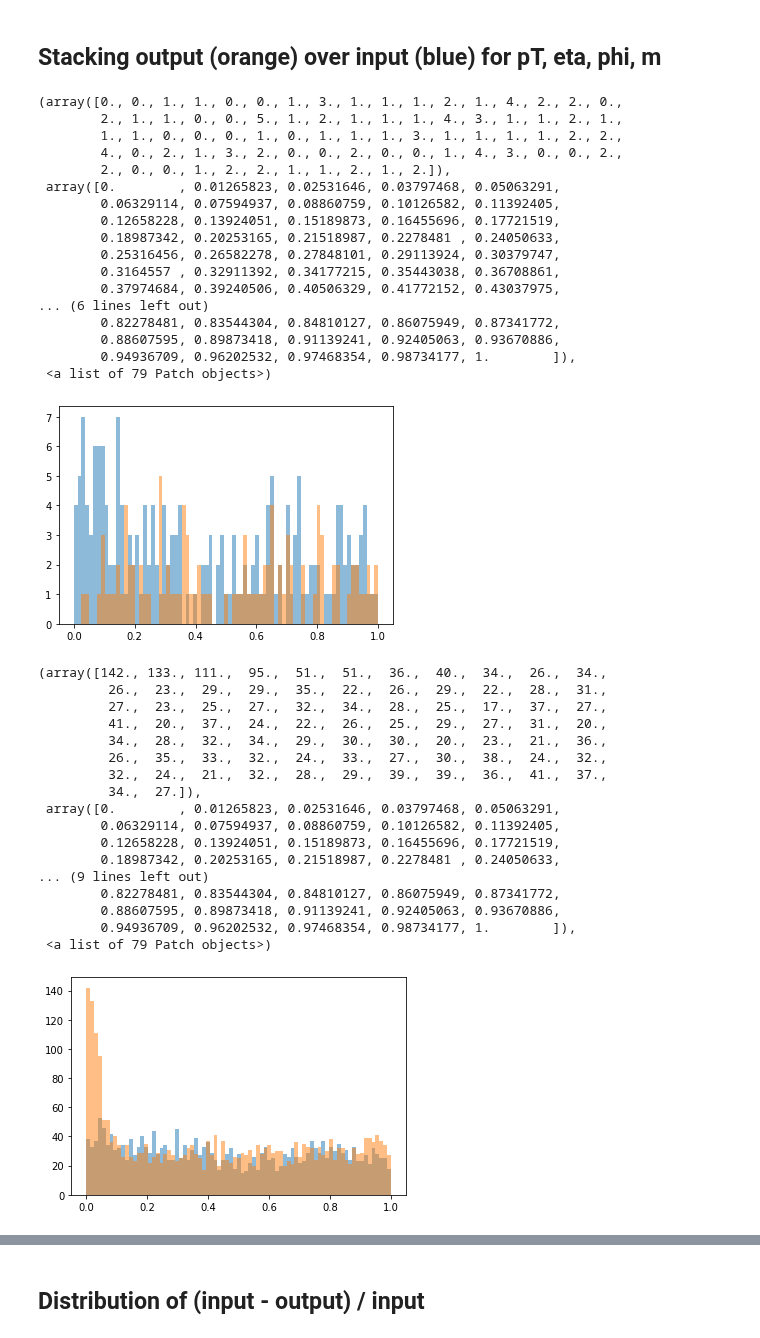
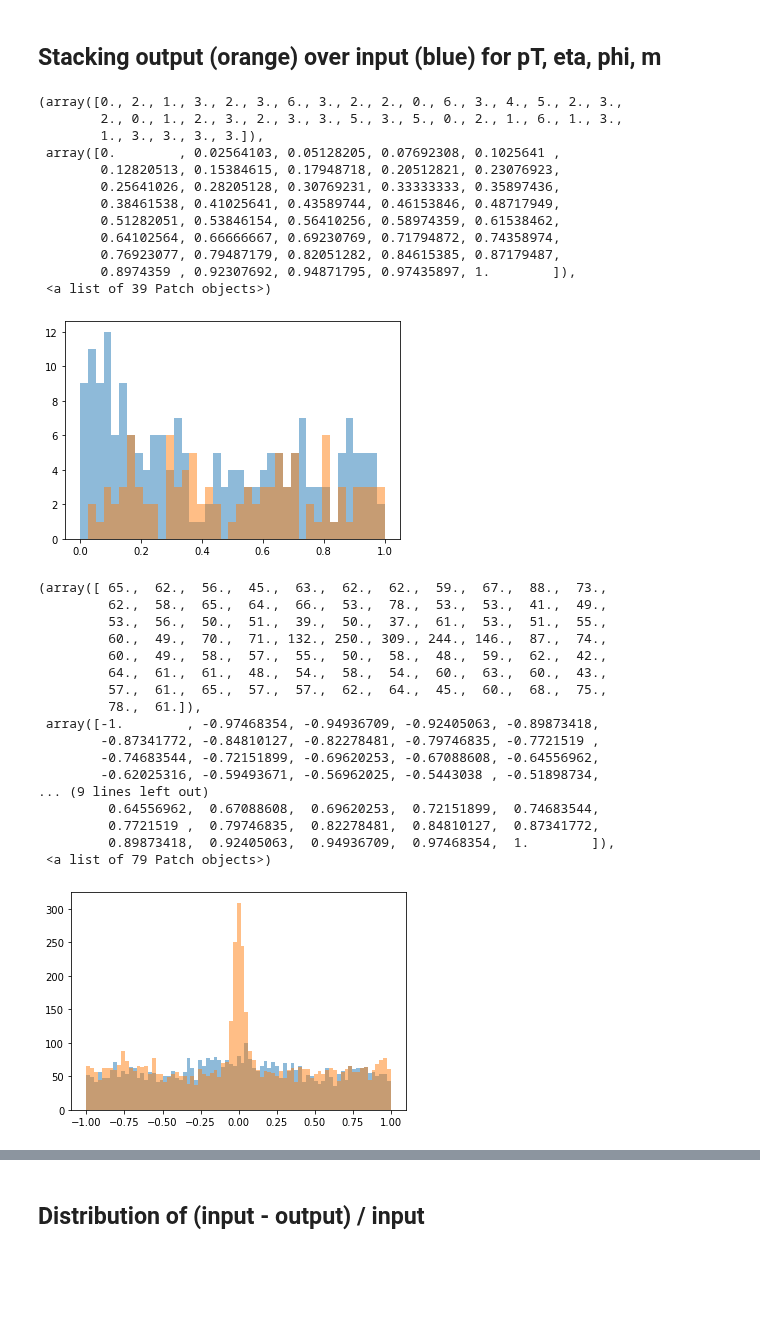
Before and after one commit to stsan9/AnomalyDetection4Jets, a Jupyter notebook: VAE.ipynb, the cells around one changed output, grey strips where cells are left out. Cells and saved outputs as stored; diff of their text form; code cells hidden in the pictures; blank space fills up the shorter version.

```diff
--- a/VAE.ipynb
+++ b/VAE.ipynb
@@ -215,48 +215,44 @@ mass = [row[3] for row in x_test]
 # %% [markdown]
 ## Stacking output (orange) over input (blue) for pT, eta, phi, m
 # %%
-bins = np.linspace(0, 1, 80)
+bins = np.linspace(0, 1, 40)
 plt.hist(pT, bins=bins,alpha=0.5)
 plt.hist(pT_pred, bins=bins,alpha=0.5)
 # %% [output]
-(array([0., 0., 1., 1., 0., 0., 1., 3., 1., 1., 1., 2., 1., 4., 2., 2., 0.,
-        2., 1., 1., 0., 0., 5., 1., 2., 1., 1., 1., 4., 3., 1., 1., 2., 1.,
-        1., 1., 0., 0., 0., 1., 0., 1., 1., 1., 3., 1., 1., 1., 1., 2., 2.,
-        4., 0., 2., 1., 3., 2., 0., 0., 2., 0., 0., 1., 4., 3., 0., 0., 2.,
-        2., 0., 0., 1., 2., 2., 1., 1., 2., 1., 2.]),
- array([0.        , 0.01265823, 0.02531646, 0.03797468, 0.05063291,
-        0.06329114, 0.07594937, 0.08860759, 0.10126582, 0.11392405,
-        0.12658228, 0.13924051, 0.15189873, 0.16455696, 0.17721519,
-        0.18987342, 0.20253165, 0.21518987, 0.2278481 , 0.24050633,
-        0.25316456, 0.26582278, 0.27848101, 0.29113924, 0.30379747,
-        0.3164557 , 0.32911392, 0.34177215, 0.35443038, 0.36708861,
-        0.37974684, 0.39240506, 0.40506329, 0.41772152, 0.43037975,
-... (6 lines left out)
-        0.82278481, 0.83544304, 0.84810127, 0.86075949, 0.87341772,
-        0.88607595, 0.89873418, 0.91139241, 0.92405063, 0.93670886,
-        0.94936709, 0.96202532, 0.97468354, 0.98734177, 1.        ]),
- <a list of 79 Patch objects>)
+(array([0., 2., 1., 3., 2., 3., 6., 3., 2., 2., 0., 6., 3., 4., 5., 2., 3.,
+        2., 0., 1., 2., 3., 2., 3., 3., 5., 3., 5., 0., 2., 1., 6., 1., 3.,
+        1., 3., 3., 3., 3.]),
+ array([0.        , 0.02564103, 0.05128205, 0.07692308, 0.1025641 ,
+        0.12820513, 0.15384615, 0.17948718, 0.20512821, 0.23076923,
+        0.25641026, 0.28205128, 0.30769231, 0.33333333, 0.35897436,
+        0.38461538, 0.41025641, 0.43589744, 0.46153846, 0.48717949,
+        0.51282051, 0.53846154, 0.56410256, 0.58974359, 0.61538462,
+        0.64102564, 0.66666667, 0.69230769, 0.71794872, 0.74358974,
+        0.76923077, 0.79487179, 0.82051282, 0.84615385, 0.87179487,
+        0.8974359 , 0.92307692, 0.94871795, 0.97435897, 1.        ]),
+ <a list of 39 Patch objects>)
-[figure, old version]
+[figure, new version]
 # %%
+bins = np.linspace(-1, 1, 80)
 plt.hist(eta, bins=bins,alpha=0.5)
 plt.hist(eta_pred, bins=bins,alpha=0.5)
 # %% [output]
-(array([142., 133., 111.,  95.,  51.,  51.,  36.,  40.,  34.,  26.,  34.,
-         26.,  23.,  29.,  29.,  35.,  22.,  26.,  29.,  22.,  28.,  31.,
-         27.,  23.,  25.,  27.,  32.,  34.,  28.,  25.,  17.,  37.,  27.,
-         41.,  20.,  37.,  24.,  22.,  26.,  25.,  29.,  27.,  31.,  20.,
-         34.,  28.,  32.,  34.,  29.,  30.,  30.,  20.,  23.,  21.,  36.,
-         26.,  35.,  33.,  32.,  24.,  33.,  27.,  30.,  38.,  24.,  32.,
-         32.,  24.,  21.,  32.,  28.,  29.,  39.,  39.,  36.,  41.,  37.,
-         34.,  27.]),
- array([0.        , 0.01265823, 0.02531646, 0.03797468, 0.05063291,
-        0.06329114, 0.07594937, 0.08860759, 0.10126582, 0.11392405,
-        0.12658228, 0.13924051, 0.15189873, 0.16455696, 0.17721519,
-        0.18987342, 0.20253165, 0.21518987, 0.2278481 , 0.24050633,
+(array([ 65.,  62.,  56.,  45.,  63.,  62.,  62.,  59.,  67.,  88.,  73.,
+         62.,  58.,  65.,  64.,  66.,  53.,  78.,  53.,  53.,  41.,  49.,
+         53.,  56.,  50.,  51.,  39.,  50.,  37.,  61.,  53.,  51.,  55.,
+         60.,  49.,  70.,  71., 132., 250., 309., 244., 146.,  87.,  74.,
+         60.,  49.,  58.,  57.,  55.,  50.,  58.,  48.,  59.,  62.,  42.,
+         64.,  61.,  61.,  48.,  54.,  58.,  54.,  60.,  63.,  60.,  43.,
+         57.,  61.,  65.,  57.,  57.,  62.,  64.,  45.,  60.,  68.,  75.,
+         78.,  61.]),
+ array([-1.        , -0.97468354, -0.94936709, -0.92405063, -0.89873418,
+        -0.87341772, -0.84810127, -0.82278481, -0.79746835, -0.7721519 ,
+        -0.74683544, -0.72151899, -0.69620253, -0.67088608, -0.64556962,
+        -0.62025316, -0.59493671, -0.56962025, -0.5443038 , -0.51898734,
 ... (9 lines left out)
-        0.82278481, 0.83544304, 0.84810127, 0.86075949, 0.87341772,
-        0.88607595, 0.89873418, 0.91139241, 0.92405063, 0.93670886,
-        0.94936709, 0.96202532, 0.97468354, 0.98734177, 1.        ]),
+         0.64556962,  0.67088608,  0.69620253,  0.72151899,  0.74683544,
+         0.7721519 ,  0.79746835,  0.82278481,  0.84810127,  0.87341772,
+         0.89873418,  0.92405063,  0.94936709,  0.97468354,  1.        ]),
  <a list of 79 Patch objects>)
-[figure, old version]
+[figure, new version]
 # %%
```
Also changed, not shown: parts of 2 cells of this notebook.
